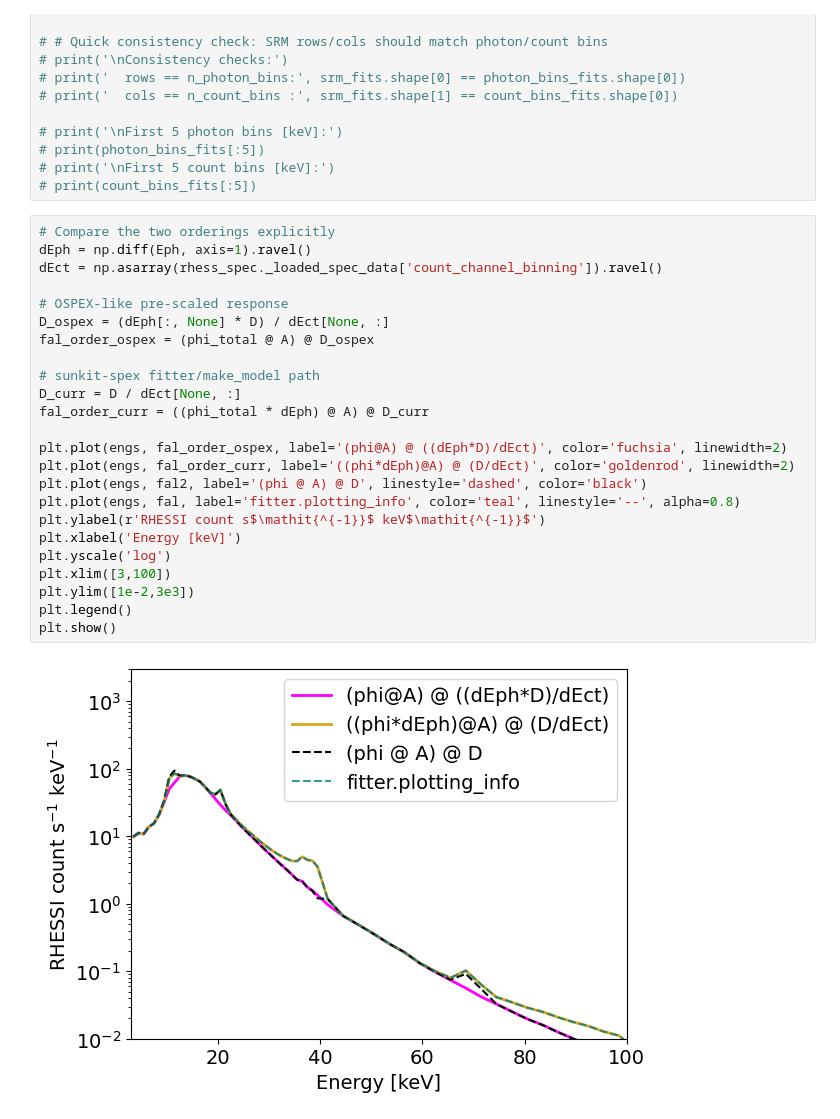
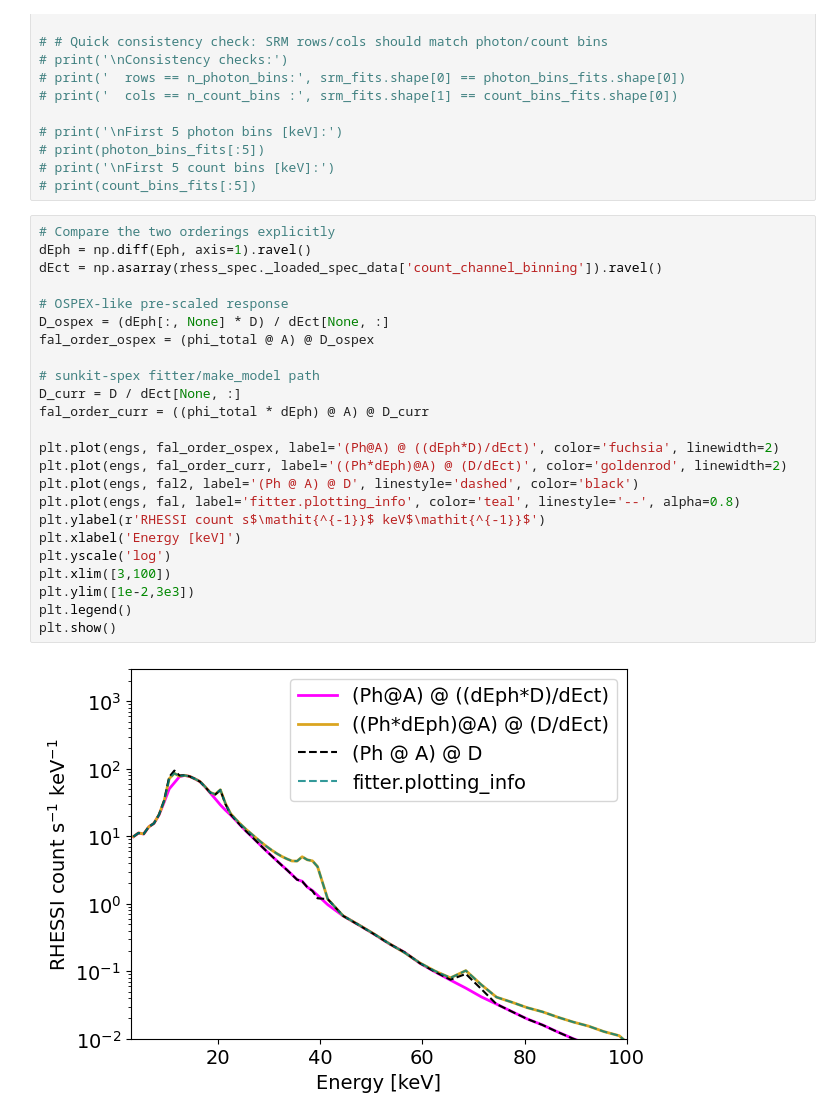
Before and after one commit to ianan/albedo_test, a Jupyter notebook: albedo_test.ipynb, the cells around one changed output. Saved outputs shown, nothing was run; the diff lists cells and outputs as text.

```diff
--- a/albedo_test.ipynb
+++ b/albedo_test.ipynb
@@ -256,26 +256,26 @@ Count bins : (77, 2) Count widths : (77,)
 # %%
 # Compare the two orderings explicitly
 dEph = np.diff(Eph, axis=1).ravel()
 dEct = np.asarray(rhess_spec._loaded_spec_data['count_channel_binning']).ravel()
 
 # OSPEX-like pre-scaled response
 D_ospex = (dEph[:, None] * D) / dEct[None, :]
 fal_order_ospex = (phi_total @ A) @ D_ospex
 
 # sunkit-spex fitter/make_model path
 D_curr = D / dEct[None, :]
 fal_order_curr = ((phi_total * dEph) @ A) @ D_curr
 
-plt.plot(engs, fal_order_ospex, label='(phi@A) @ ((dEph*D)/dEct)', color='fuchsia', linewidth=2)
-plt.plot(engs, fal_order_curr, label='((phi*dEph)@A) @ (D/dEct)', color='goldenrod', linewidth=2)
-plt.plot(engs, fal2, label='(phi @ A) @ D', linestyle='dashed', color='black')
+plt.plot(engs, fal_order_ospex, label='(Ph@A) @ ((dEph*D)/dEct)', color='fuchsia', linewidth=2)
+plt.plot(engs, fal_order_curr, label='((Ph*dEph)@A) @ (D/dEct)', color='goldenrod', linewidth=2)
+plt.plot(engs, fal2, label='(Ph @ A) @ D', linestyle='dashed', color='black')
 plt.plot(engs, fal, label='fitter.plotting_info', color='teal', linestyle='--', alpha=0.8)
 plt.ylabel(r'RHESSI count s$\mathit{^{-1}}$ keV$\mathit{^{-1}}$')
 plt.xlabel('Energy [keV]')
 plt.yscale('log')
 plt.xlim([3,100])
 plt.ylim([1e-2,3e3])
 plt.legend()
 plt.show()
 # %% [output]
-[figure, old version]
+[figure, new version]
```
Also changed, not shown: parts of 2 cells of this notebook, 1 other file.
